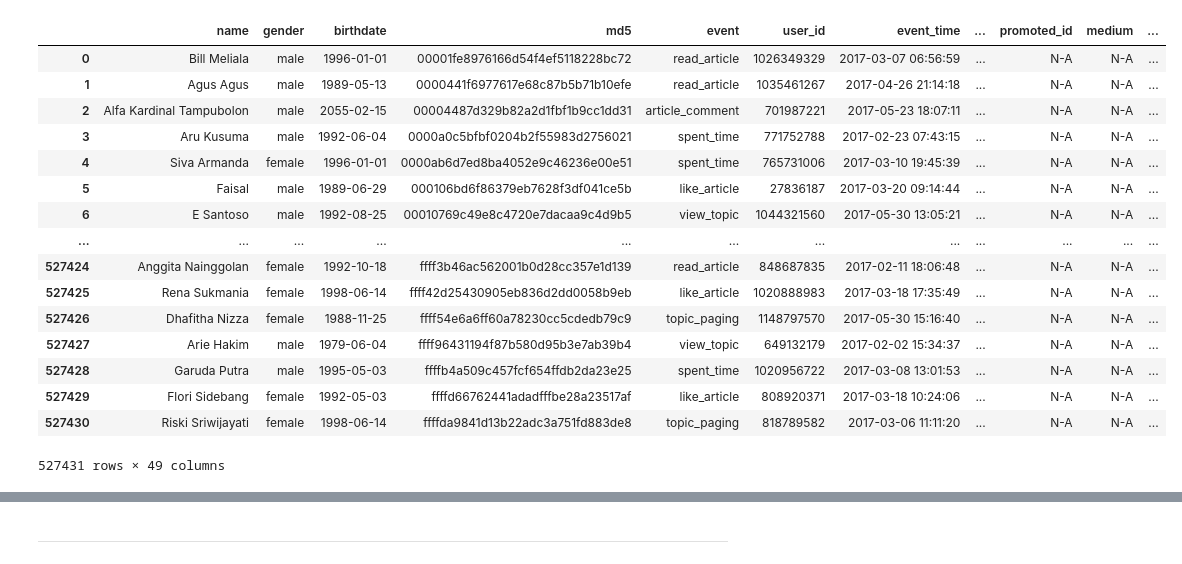
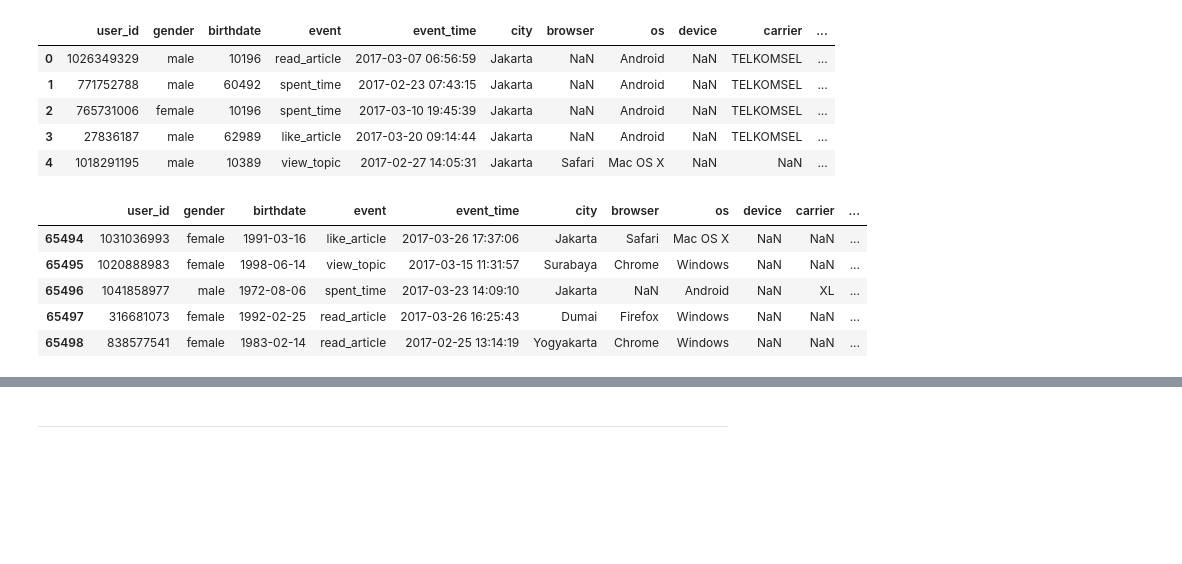
Before and after one commit to drr3d/drown-in-data, a Jupyter notebook: userprofiling/exploratory/userprof_intro-part1.ipynb, the cells around one changed output, grey strips where cells are left out. Cells and saved outputs as stored; diff of their text form; code cells hidden in the pictures; blank space fills up the shorter version.

```diff
--- a/userprofiling/exploratory/userprof_intro-part1.ipynb
+++ b/userprofiling/exploratory/userprof_intro-part1.ipynb
@@ -16,6 +16,5 @@ pd.set_option('max_colwidth', 60)
 ## Set train data root path
 root_path = os.path.abspath(os.path.join(os.path.dirname('__file__'), '../..'))
 
-df = pd.read_csv(root_path+'/dataset/userprofiling/'+'query_result_reg_all_20june17.csv',dtype={'article_id':'str','user_id':'str','city':'str'})
-
-df.tail(5) # get below 5
+df = pd.read_csv(root_path+'/dataset/userprofiling/'+'query_result_reg_100k.csv',\
+                 dtype={'article_id':'str','user_id':'str','city':'str'})
@@ -30,29 +21,31 @@ df.tail(5) # get below 5
+# %%
+## Create new copy of prior DataFrame and
+##  Select only appropriate column
+##    and filter empty `topic_id`
+df_filter = df.loc[(df['topic_id'] != '') & (df['city'] != '') & (df['os'] != ''), \
+    ['user_id','gender','birthdate','event','event_time','city','browser','os','device'\
+    ,'carrier','manufacturer','duration','topic_id','article_id']]
+
+# get top 5
+df_filter.head(5)
+# %% [output]
+|  | user_id | gender | birthdate | event | event_time | city | browser | os | device | carrier | ... |
+| 0 | 1026349329 | male | 10196 | read_article | 2017-03-07 06:56:59 | Jakarta | NaN | Android | NaN | TELKOMSEL | ... |
+| 1 | 771752788 | male | 60492 | spent_time | 2017-02-23 07:43:15 | Jakarta | NaN | Android | NaN | TELKOMSEL | ... |
+| 2 | 765731006 | female | 10196 | spent_time | 2017-03-10 19:45:39 | Jakarta | NaN | Android | NaN | TELKOMSEL | ... |
+| 3 | 27836187 | male | 62989 | like_article | 2017-03-20 09:14:44 | Jakarta | NaN | Android | NaN | TELKOMSEL | ... |
+| 4 | 1018291195 | male | 10389 | view_topic | 2017-02-27 14:05:31 | Jakarta | Safari | Mac OS X | NaN | NaN | ... |
 # %%
 ## Change birthdate format, so we can calculate age of every related id
-df['birthdate'] = df['birthdate'].apply('{:06}'.format)
-df['birthdate'] = pd.to_datetime(df['birthdate'], format='%m%d%y')
+df_filter['birthdate'] = df_filter['birthdate'].apply('{:06}'.format)
+df_filter['birthdate'] = pd.to_datetime(df_filter['birthdate'], format='%m%d%y')
 
-rep_var=['','N-A'] #variable replace
-
-## Clear all NaN Value, so become more readable
-df = df.replace(np.nan, rep_var[1], regex=True)
-
-df
+# get bottom 5
+df_filter.tail(5)
 # %% [output]
-|  | name | gender | birthdate | md5 | event | user_id | event_time | ... | promoted_id | medium | ... |
-| 0 | Bill Meliala | male | 1996-01-01 | 00001fe8976166d54f4ef5118228bc72 | read_article | 1026349329 | 2017-03-07 06:56:59 | ... | N-A | N-A | ... |
-| 1 | Agus Agus | male | 1989-05-13 | 0000441f6977617e68c87b5b71b10efe | read_article | 1035461267 | 2017-04-26 21:14:18 | ... | N-A | N-A | ... |
-| 2 | Alfa Kardinal Tampubolon | male | 2055-02-15 | 00004487d329b82a2d1fbf1b9cc1dd31 | article_comment | 701987221 | 2017-05-23 18:07:11 | ... | N-A | N-A | ... |
-| 3 | Aru Kusuma | male | 1992-06-04 | 0000a0c5bfbf0204b2f55983d2756021 | spent_time | 771752788 | 2017-02-23 07:43:15 | ... | N-A | N-A | ... |
-| 4 | Siva Armanda | female | 1996-01-01 | 0000ab6d7ed8ba4052e9c46236e00e51 | spent_time | 765731006 | 2017-03-10 19:45:39 | ... | N-A | N-A | ... |
-| 5 | Faisal | male | 1989-06-29 | 000106bd6f86379eb7628f3df041ce5b | like_article | 27836187 | 2017-03-20 09:14:44 | ... | N-A | N-A | ... |
-| 6 | E Santoso | male | 1992-08-25 | 00010769c49e8c4720e7dacaa9c4d9b5 | view_topic | 1044321560 | 2017-05-30 13:05:21 | ... | N-A | N-A | ... |
-| ... | ... | ... | ... | ... | ... | ... | ... | ... | ... | ... | ... |
-| 527424 | Anggita Nainggolan | female | 1992-10-18 | ffff3b46ac562001b0d28cc357e1d139 | read_article | 848687835 | 2017-02-11 18:06:48 | ... | N-A | N-A | ... |
-| 527425 | Rena Sukmania | female | 1998-06-14 | ffff42d25430905eb836d2dd0058b9eb | like_article | 1020888983 | 2017-03-18 17:35:49 | ... | N-A | N-A | ... |
-| 527426 | Dhafitha Nizza | female | 1988-11-25 | ffff54e6a6ff60a78230cc5cdedb79c9 | topic_paging | 1148797570 | 2017-05-30 15:16:40 | ... | N-A | N-A | ... |
-| 527427 | Arie Hakim | male | 1979-06-04 | ffff96431194f87b580d95b3e7ab39b4 | view_topic | 649132179 | 2017-02-02 15:34:37 | ... | N-A | N-A | ... |
-| 527428 | Garuda Putra | male | 1995-05-03 | ffffb4a509c457fcf654ffdb2da23e25 | spent_time | 1020956722 | 2017-03-08 13:01:53 | ... | N-A | N-A | ... |
-| 527429 | Flori Sidebang | female | 1992-05-03 | ffffd66762441adadfffbe28a23517af | like_article | 808920371 | 2017-03-18 10:24:06 | ... | N-A | N-A | ... |
-| 527430 | Riski Sriwijayati | female | 1998-06-14 | ffffda9841d13b22adc3a751fd883de8 | topic_paging | 818789582 | 2017-03-06 11:11:20 | ... | N-A | N-A | ... |
+|  | user_id | gender | birthdate | event | event_time | city | browser | os | device | carrier | ... |
+| 65494 | 1031036993 | female | 1991-03-16 | like_article | 2017-03-26 17:37:06 | Jakarta | Safari | Mac OS X | NaN | NaN | ... |
+| 65495 | 1020888983 | female | 1998-06-14 | view_topic | 2017-03-15 11:31:57 | Surabaya | Chrome | Windows | NaN | NaN | ... |
+| 65496 | 1041858977 | male | 1972-08-06 | spent_time | 2017-03-23 14:09:10 | Jakarta | NaN | Android | NaN | XL | ... |
+| 65497 | 316681073 | female | 1992-02-25 | read_article | 2017-03-26 16:25:43 | Dumai | Firefox | Windows | NaN | NaN | ... |
+| 65498 | 838577541 | female | 1983-02-14 | read_article | 2017-02-25 13:14:19 | Yogyakarta | Chrome | Windows | NaN | NaN | ... |
-527431 rows × 49 columns
```
Also changed, not shown: parts of 7 cells of this notebook.
